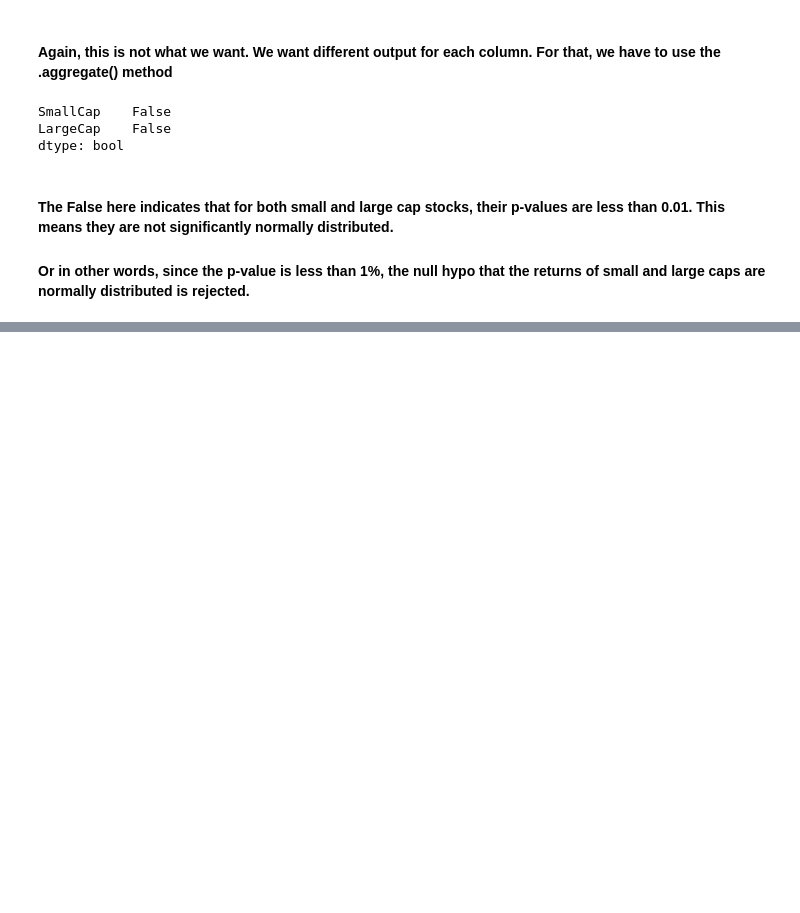
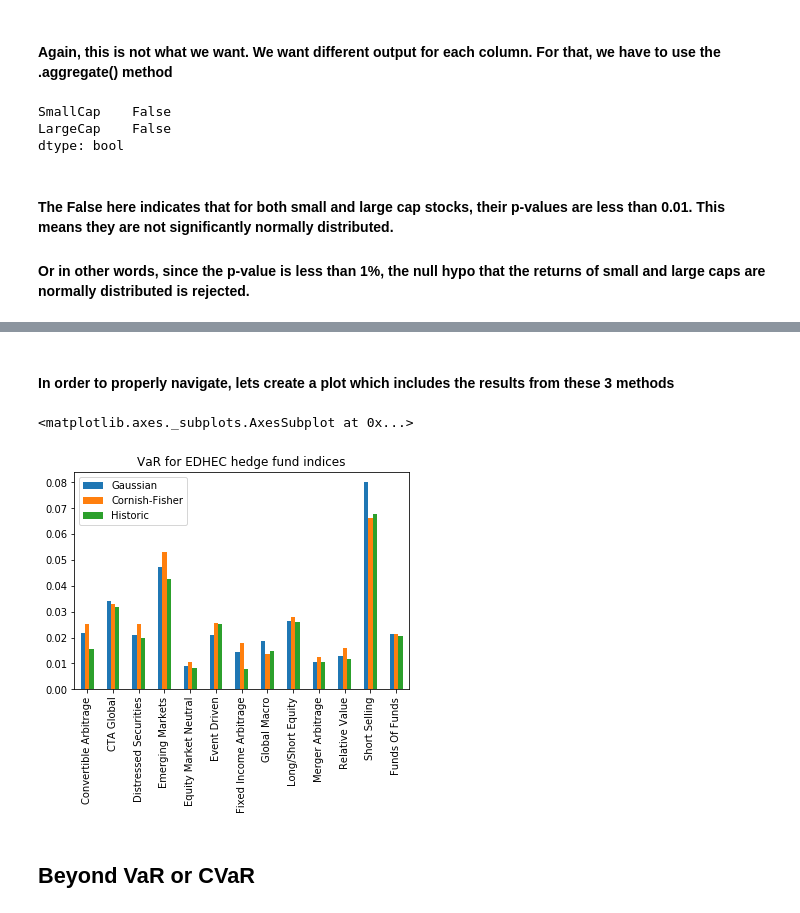
Before and after one commit to biv-neupane7/Investment-management-with-python, a Jupyter notebook: Deviations from Normality Week 1.ipynb, the cells around one changed output, grey strips where cells are left out. Drawn from its saved outputs; the diff is of its cells as text; code cells hidden in the pictures; blank space fills up the shorter version.

Commit message:
Historic, Gaussian and Cornish-Fisher VaR and CVaR

```diff
--- a/Deviations from Normality Week 1.ipynb
+++ b/Deviations from Normality Week 1.ipynb
@@ -266,0 +281,3 @@ dtype: bool
+# %%
+hfi=ak.get_hfi_returns()
+hfi.head()
@@ -266,0 +500,12 @@ dtype: bool
+# %% [markdown]
+#### In order to properly navigate, lets create a plot which includes the results from these 3 methods
+# %%
+var_list=[ak.var_gaussian(hfi), ak.var_corfish(hfi), ak.var_historic(hfi)]
+comparison=pd.concat(var_list, axis=1)
+comparison.columns=["Gaussian", "Cornish-Fisher","Historic"]
+comparison.plot.bar(title="VaR for EDHEC hedge fund indices")
+# %% [output]
+<matplotlib.axes._subplots.AxesSubplot at 0x...>
+[figure, added]
+# %% [markdown]
+## Beyond VaR or CVaR
```
Also changed, not shown: parts of 42 cells of this notebook.
